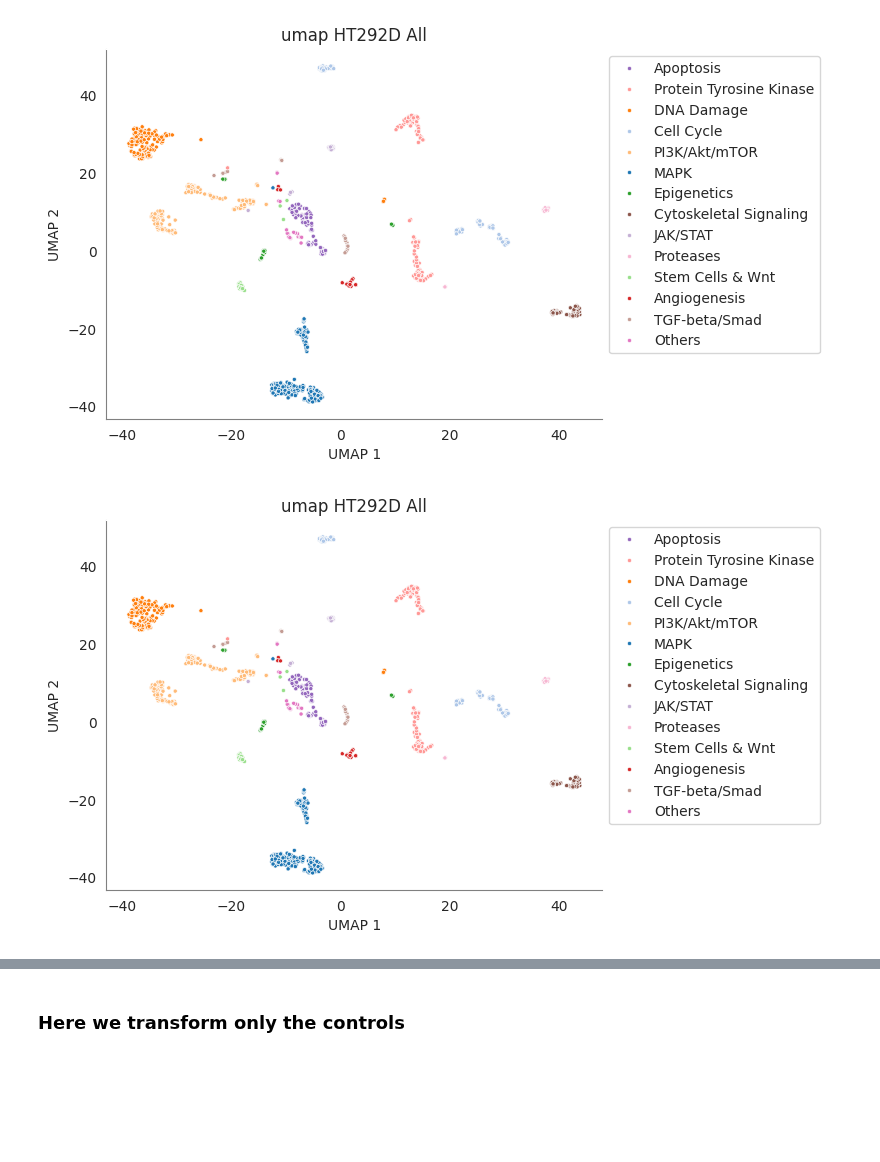
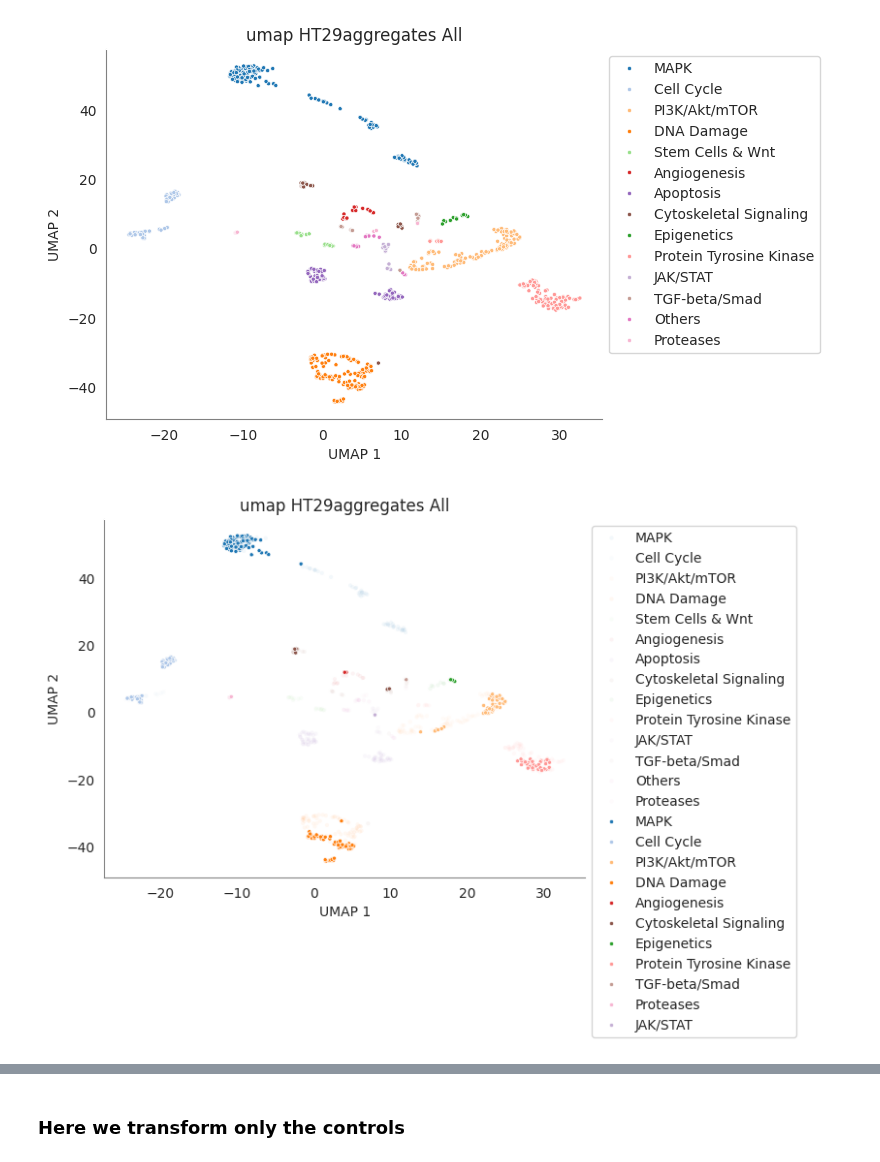
Before and after one commit to pharmbio/colopaint3D, a Jupyter notebook: spher_colo52_v1/3_Figure4/PCAUMAP/PCAUMAP_pathway.ipynb, the cells around one changed output, grey strips where cells are left out. Drawn from its saved outputs; the diff is of its cells as text; code cells hidden in the pictures; blank space fills up the shorter version.

Commit message:
update plots

```diff
--- a/spher_colo52_v1/3_Figure4/PCAUMAP/PCAUMAP_pathway.ipynb
+++ b/spher_colo52_v1/3_Figure4/PCAUMAP/PCAUMAP_pathway.ipynb
@@ -206,7 +160,8 @@ def makeUMAP(df, name='', statmet='SingleCell' , nn = 200, is_supervised=True, n
                         , spread= spread
                         , n_epochs=n_epochs
                         , metric=metric
-                        , n_jobs=-1
+                        , n_jobs=-1,
+                        random_state=42
                         )
     if use_pca:
         pca_model = PCA(n_components=n_components)
@@ -256,7 +211,7 @@ def makeUMAP(df, name='', statmet='SingleCell' , nn = 200, is_supervised=True, n
     return df
 # %%
 cell_line = 'HT29'
-data_type = '2D'
+data_type = 'aggregates'
 
 # Load the data
 dir = '1_Data/results/'
@@ -302,42 +236,53 @@ onehot_list = df.select(['Metadata_pathway'])['Metadata_pathway'].unique().to_li
 onehot_mapping = {name: i for i, name in enumerate(onehot_list)}
 df = df.with_columns(df['Metadata_pathway'].map_elements(lambda name: oneHot(name, onehot_mapping)).alias('Metadata_cmpd_onehot'))
 # %%
-results = makeUMAP(df, name=cell_line+data_type,nn=100, is_supervised=True, use_pca=False, lut=lut)
+results = makeUMAP(df, name=cell_line+data_type,nn=200, is_supervised=True, use_pca=False, lut=lut)
 # %% [output]
-[figure, old version]
+[figure, new version]
 # %%
 name = cell_line+data_type
 hue = results['Metadata_pathway'].to_list()
 
+high_grit = results.filter(pl.col('Metadata_grit') >= 1.96)
+hue2 = high_grit['Metadata_pathway'].to_list()
 fig = plt.figure(
 # figsize=[14, 5]
 )
 ax = fig.add_subplot(111)
 ax.set_xlabel('UMAP 1', fontsize = 10)
 ax.set_ylabel('UMAP 2', fontsize = 10)
 ax.spines['top'].set_color('w')
 ax.spines['right'].set_color('w')
 ax.spines['left'].set_color('grey')
 ax.spines['bottom'].set_color('grey')
 sns.scatterplot(x=results['umap1'].to_list(),
                 y=results['umap2'].to_list(),
                 palette=lut,
                 hue=hue,
+                marker='.',
+                alpha = 0.05,
+                ).set(title=f'umap {name} All'
+            )
+
+sns.scatterplot(x=high_grit['umap1'].to_list(),
+                y=high_grit['umap2'].to_list(),
+                palette=lut,
+                hue=hue2,
                 marker='.',
                 ).set(title=f'umap {name} All'
             )
 ax.set_facecolor('w')
 ax.get_legend().remove()
 ax.legend(loc='upper left', bbox_to_anchor=(1, 1))
 # if not os.path.exists(f'{OutputDir}/{statmet}'):
 #     os.makedirs(f'{OutputDir}/{statmet}')
 # plt.savefig(f'{OutputDir}/{statmet}/{name}_umap{nn}nn_{isSup}.png')
 
 fig.savefig(
         "3_Figure4/PCAUMAP/result-images/UMAP_pathway_{}_{}.{}".format(cell_line, data_type,figformat), dpi=dpi, bbox_inches="tight"
         )
 
 plt.show()
 plt.close()
 # %% [output]
-[figure, old version]
+[figure, new version]
```
Also changed, not shown: parts of 6 cells of this notebook, 5 other files.
